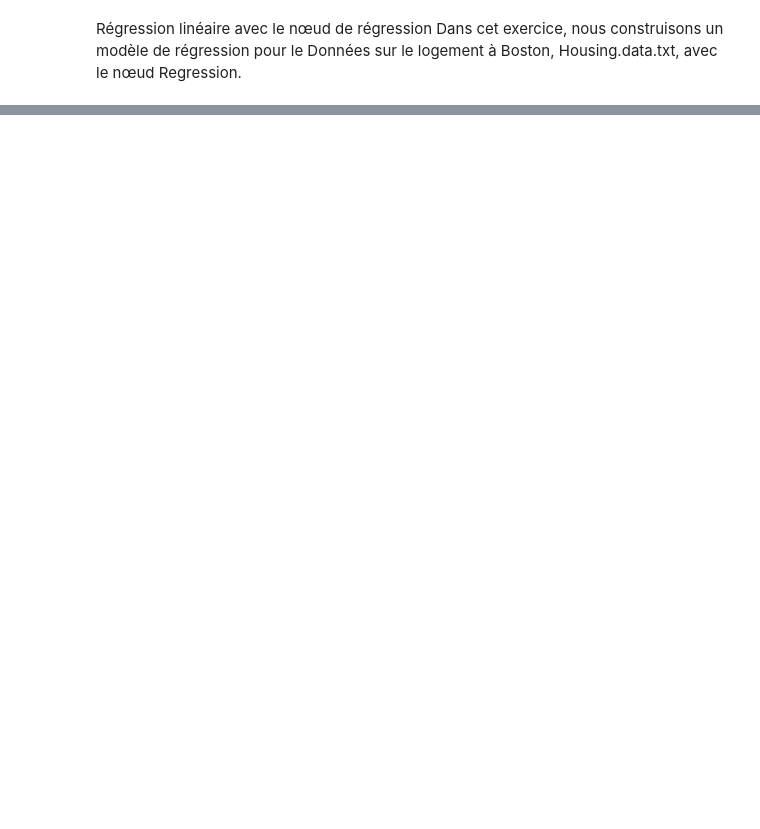
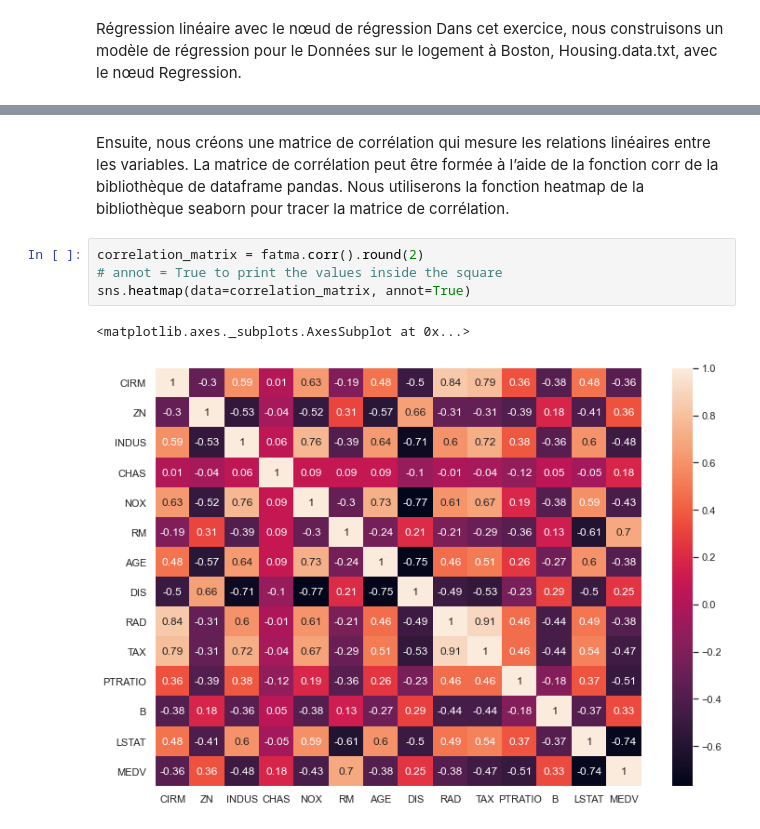
Before and after one commit to FatmaBenAicha/LinearRegression, a Jupyter notebook: LinearRegression.ipynb, the cells around one changed output, grey strips where cells are left out. Saved outputs shown, nothing was run; the diff lists cells and outputs as text; blank space fills up the shorter version.

```diff
--- a/LinearRegression.ipynb
+++ b/LinearRegression.ipynb
@@ -125,0 +176,9 @@ housing's shape :  (506, 1)
+# %% [markdown]
+Ensuite, nous créons une matrice de corrélation qui mesure les relations linéaires entre les variables. La matrice de corrélation peut être formée à l’aide de la fonction corr de la bibliothèque de dataframe pandas. Nous utiliserons la fonction heatmap de la bibliothèque seaborn pour tracer la matrice de corrélation.
+# %%
+correlation_matrix = fatma.corr().round(2)
+# annot = True to print the values inside the square
+sns.heatmap(data=correlation_matrix, annot=True)
+# %% [output]
+<matplotlib.axes._subplots.AxesSubplot at 0x...>
+[figure, added]
```
Also changed, not shown: parts of 32 cells of this notebook.
